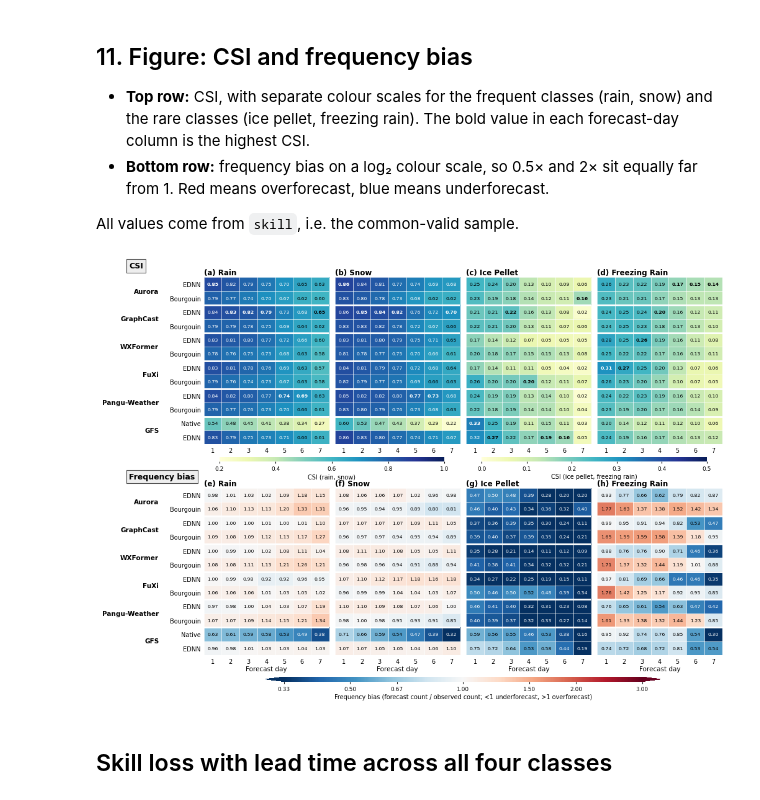
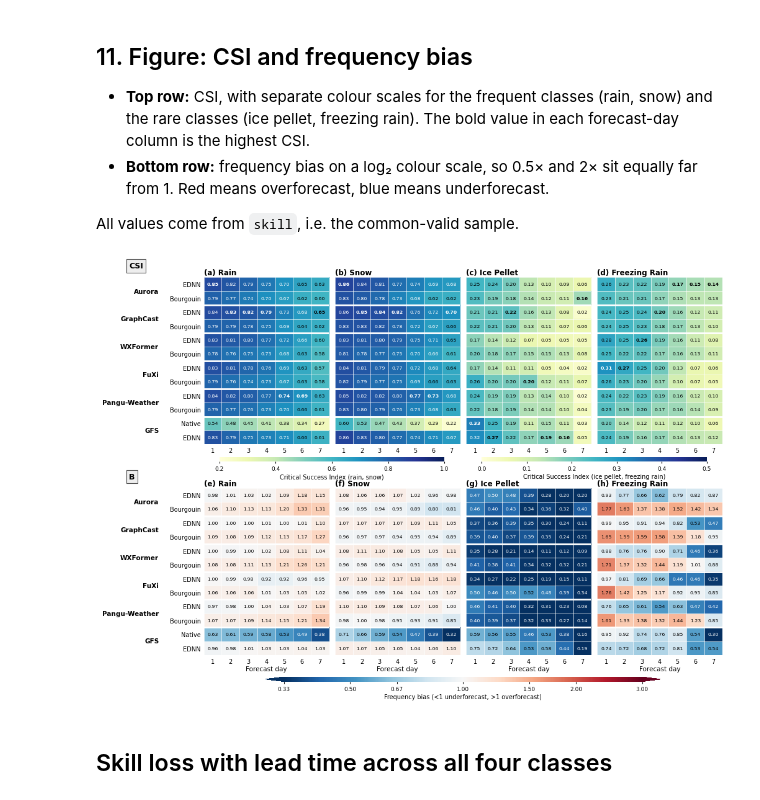
Before and after one commit to stanleyakor1/ai-nwp-precipitation-type, a Jupyter notebook: notebooks/01_multimodel_ptype_verification_skill.ipynb, the cells around one changed output. Drawn from its saved outputs; the diff is of its cells as text; code cells hidden in the pictures.

Commit message:
fixed heatmap label

```diff
--- a/notebooks/01_multimodel_ptype_verification_skill.ipynb
+++ b/notebooks/01_multimodel_ptype_verification_skill.ipynb
@@ -928,41 +928,41 @@ for c, cls in enumerate(CLASS_ORDER):
                           ticks=np.arange(norm.vmin, norm.vmax + 1e-9, 0.1 if c == 3 else 0.2))
         cb.outline.set_visible(False)
         cb.ax.tick_params(length=2, labelsize=6.5)
-        cb.set_label("CSI" + (" (rain, snow)" if c == 1 else " (ice pellet, freezing rain)"),
+        cb.set_label("Critical Success Index" + (" (rain, snow)" if c == 1 else " (ice pellet, freezing rain)"),
                      fontsize=7, labelpad=2)
 
     # ---------------- Frequency bias ----------------
     ax = fig.add_subplot(gs[4, c])
     zb = get_grid(cls, "Frequency_Bias")
     lz = np.log2(zb)
     im_b = ax.imshow(lz, cmap=BIAS_CMAP, norm=BIAS_NORM, aspect="auto",
                      interpolation="none")
     colors = np.vectorize(lambda v: text_color(BIAS_CMAP(BIAS_NORM(v))) if np.isfinite(v) else "k",
                           otypes=[object])(lz)
     annotate(ax, zb, colors, np.full(n_day, -1))   # no bolding in bias row
     style_axis(ax, c)
     ax.set_xlabel("Forecast day", labelpad=2)
     ax.set_title(f"({letters[c + 4]}) {cls}", loc="left", fontweight="bold", pad=3)
     if c == 0:
-        ax.text(-0.60, 1.045, "Frequency bias", transform=ax.transAxes,
+        ax.text(-0.60, 1.045, "B", transform=ax.transAxes,
                 fontsize=9, fontweight="bold", ha="left", va="bottom",
                 bbox=ROW_LABEL_BOX)
 
 cax = fig.add_subplot(gs[6, :])
 p = cax.get_position()
 cax.set_position([p.x0 + 0.1, p.y0, p.width - 0.2, p.height])
 cb = fig.colorbar(im_b, cax=cax, orientation="horizontal", extend="both",
                   ticks=np.log2(BIAS_TICKS))
 cb.ax.set_xticklabels(BIAS_TICKLABELS)
 cb.outline.set_visible(False)
 cb.ax.tick_params(length=2, labelsize=6.5)
-cb.set_label("Frequency bias (forecast count / observed count; <1 underforecast, >1 overforecast)",
+cb.set_label("Frequency bias (<1 underforecast, >1 overforecast)",
              fontsize=7, labelpad=2)
 
 fig.savefig(FIG / "multimodel_csi_bias_heatmap.pdf", dpi=400, bbox_inches="tight")
 plt.show()
 # %% [output]
-[figure, old version]
+[figure, new version]
 # %% [markdown]
 ## Skill loss with lead time across all four classes
 # %%
```
